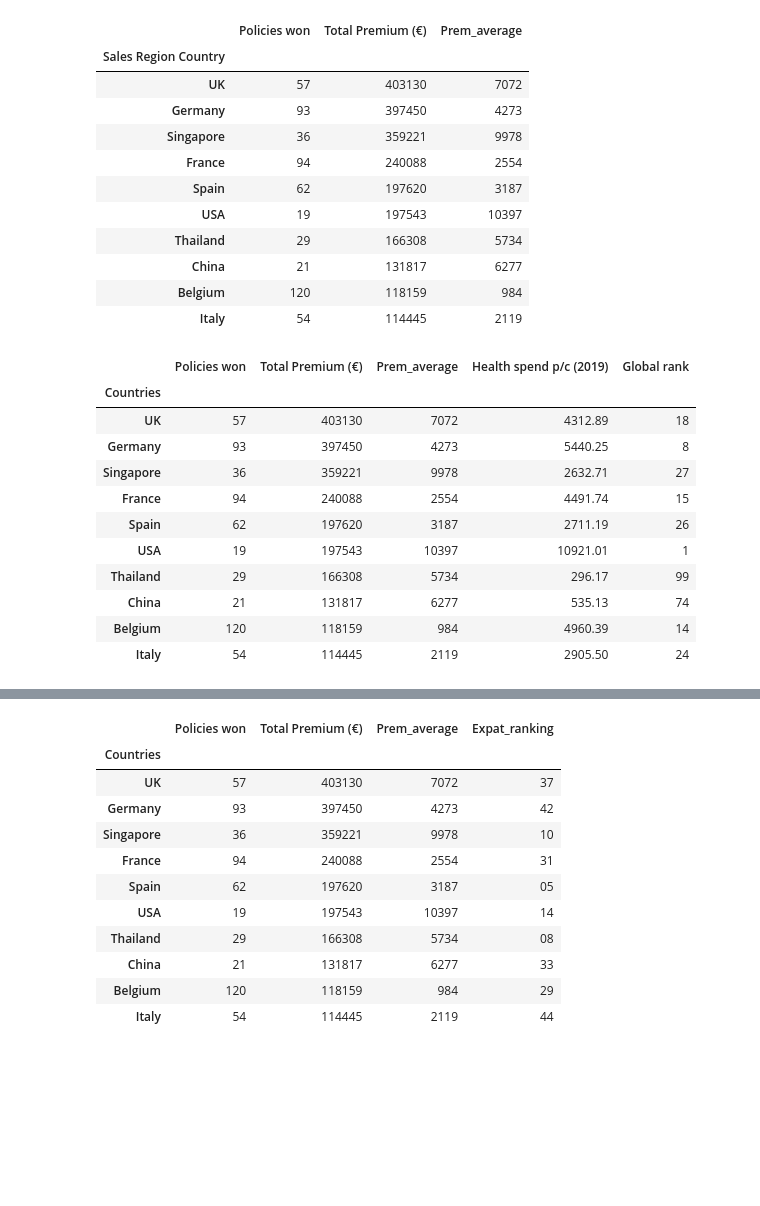
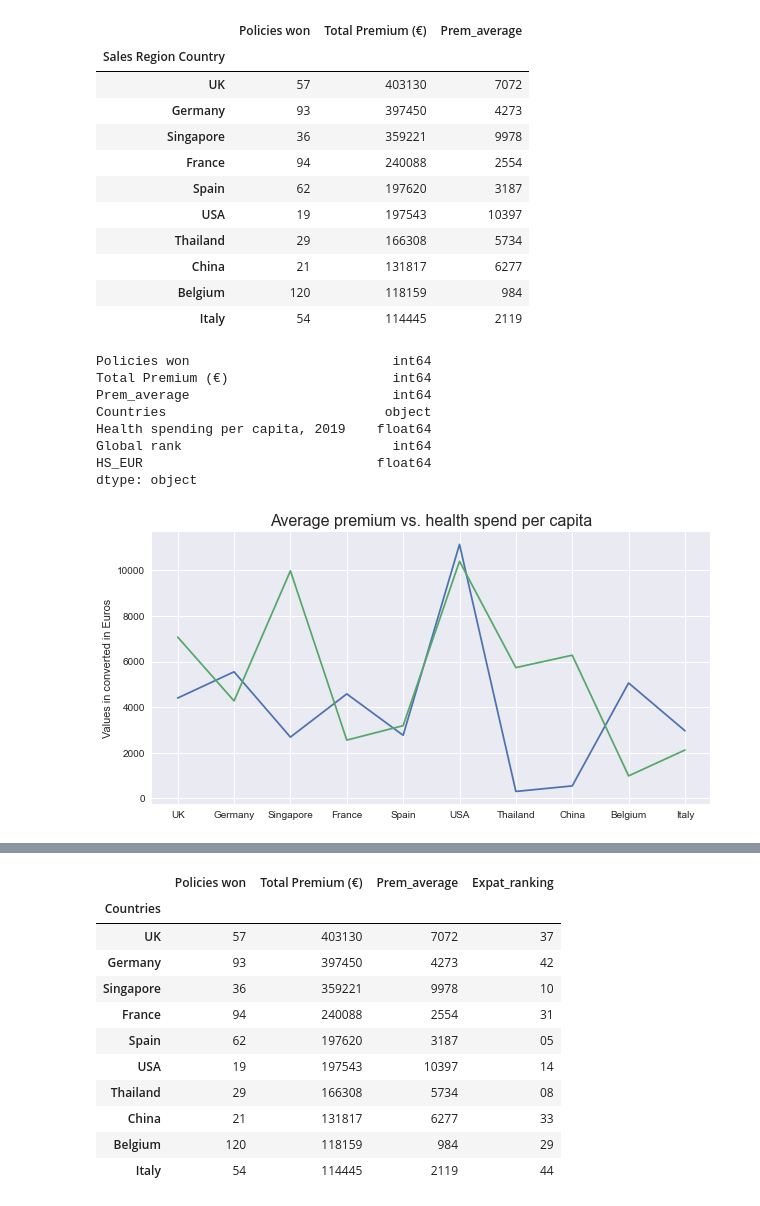
Before and after one commit to CibeleBlake/UCDPA_CibeleHaas, a Jupyter notebook: Cibele_Proj22.ipynb, the cells around one changed output, grey strips where cells are left out. Cells and saved outputs as stored; diff of their text form; code cells hidden in the pictures; blank space fills up the shorter version.

```diff
--- a/Cibele_Proj22.ipynb
+++ b/Cibele_Proj22.ipynb
@@ -58,21 +59,35 @@ dtype: object
 | Belgium | 120 | 118159 | 984 |
 | Italy | 54 | 114445 | 2119 |
 # %%
+# I want to compare the average premium charged against the health spend per capita on the 10 top most expensive countries.
+
 SalesQ1_Q2 = fs22complete.merge(HSpcap, left_on='Sales Region Country', right_on='Countries')
-Q1_Q2index = SalesQ1_Q2.set_index('Countries').head(10)
-Q1_Q2sorted = Q1_Q2index.sort_values("Total Premium (€)", ascending=False)
+
+Q1_Q2sorted = SalesQ1_Q2.sort_values("Total Premium (€)", ascending=False)
 Q1_Q2drop = Q1_Q2sorted.drop(columns=["Available data"]).head(10)
-Q1_Q2drop.rename(columns={'Health spending per capita, 2019': 'Health spend p/c (2019)'})
+USDconversion = Q1_Q2drop['Health spending per capita, 2019'] * (1.02)
+EURnewcolumn = Q1_Q2drop.assign(HS_EUR=USDconversion)
+display(EURnewcolumn.dtypes)
+fs22converted = EURnewcolumn.astype({"HS_EUR":'int'})
+HSsales = fs22converted.rename(columns={'HS_EUR': 'Health spend p/c 2019 (€)'})
+HSfinal = HSsales.drop(columns=["Health spending per capita, 2019"])
+HSfinal
+
+plt.subplots(figsize=(10,5))
+
+plt.plot(HSfinal['Countries'],HSfinal['Health spend p/c 2019 (€)'])
+plt.plot(HSfinal['Countries'],HSfinal['Prem_average'])
+plt.ylabel('Values in converted in Euros')
+plt.title('Average premium vs. health spend per capita', size=16)
+plt.savefig('AveragePHS.png')
+plt.show()
 # %% [output]
-|  | Policies won | Total Premium (€) | Prem_average | Health spend p/c (2019) | Global rank |
-| Countries |  |  |  |  |  |
-| UK | 57 | 403130 | 7072 | 4312.89 | 18 |
-| Germany | 93 | 397450 | 4273 | 5440.25 | 8 |
-| Singapore | 36 | 359221 | 9978 | 2632.71 | 27 |
-| France | 94 | 240088 | 2554 | 4491.74 | 15 |
-| Spain | 62 | 197620 | 3187 | 2711.19 | 26 |
-| USA | 19 | 197543 | 10397 | 10921.01 | 1 |
-| Thailand | 29 | 166308 | 5734 | 296.17 | 99 |
-| China | 21 | 131817 | 6277 | 535.13 | 74 |
-| Belgium | 120 | 118159 | 984 | 4960.39 | 14 |
-| Italy | 54 | 114445 | 2119 | 2905.50 | 24 |
+Policies won                          int64
+Total Premium (€)                     int64
+Prem_average                          int64
+Countries                            object
+Health spending per capita, 2019    float64
+Global rank                           int64
+HS_EUR                              float64
+dtype: object
+[figure, added]
```
Also changed, not shown: parts of 16 cells of this notebook.
